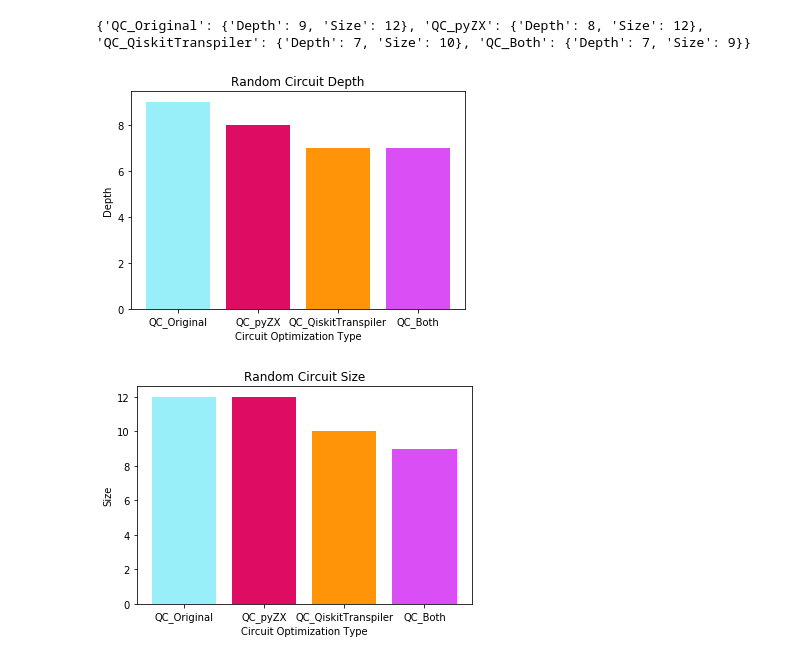
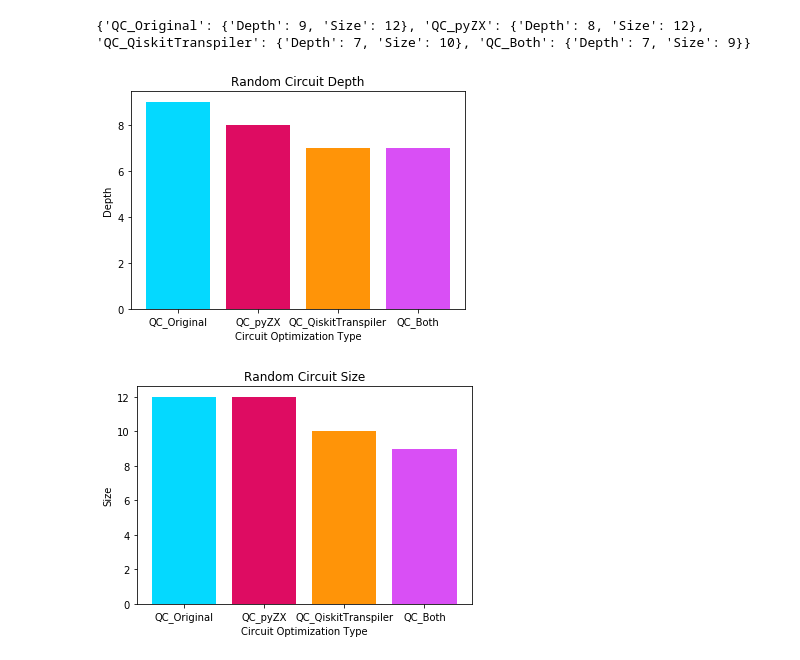
Before and after one commit to lia-approves/pyzx, a Jupyter notebook: demos/transpile/outputbook_random.ipynb, the cells around one changed output. Drawn from its saved outputs; the diff is of its cells as text; code cells hidden in the pictures.

```diff
--- a/demos/transpile/outputbook_random.ipynb
+++ b/demos/transpile/outputbook_random.ipynb
@@ -264,12 +264,12 @@ import matplotlib.pyplot as plt
 # %%
 for metric in Metrics:
     plt.title("Random Circuit " + metric)
     plt.bar(range(len(AllCircuits)), [OutputDict[circ][metric] for circ in AllCircuits] ,
-            align='center', color = ["xkcd:robin's egg blue", "xkcd:cerise", "xkcd:tangerine", "xkcd:heliotrope"])
+            align='center', color = ["xkcd:neon blue", "xkcd:cerise", "xkcd:tangerine", "xkcd:heliotrope"])
     plt.xticks(range(len(AllCircuits)), list(AllCircuits.keys()))
     plt.xlabel("Circuit Optimization Type")
     plt.ylabel(metric)
     plt.show()
 # %% [output]
-[figure, old version]
+[figure, new version]
-[figure, old version]
+[figure, new version]
```
Also changed, not shown: parts of 1 cell of this notebook, 1 other file.
